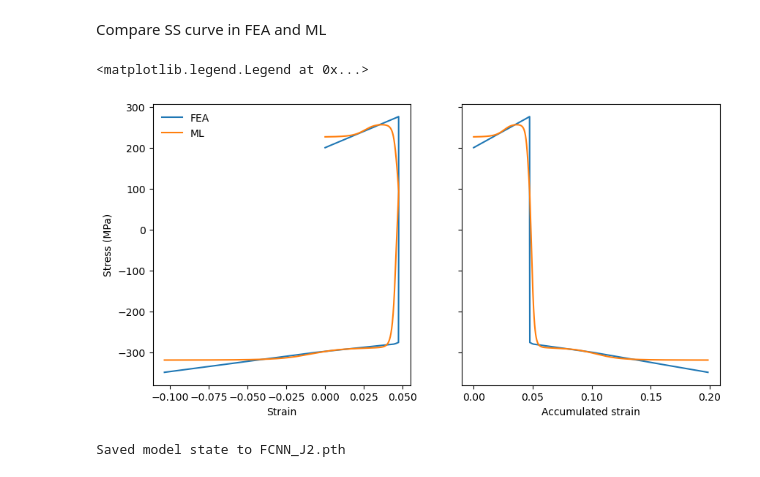
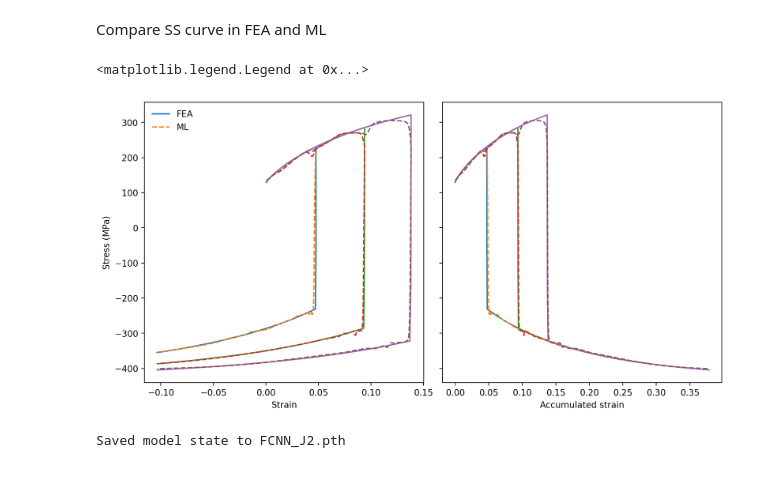
Before and after one commit to shipinqin/sci_ML_playground, a Jupyter notebook: RNN_elastoplasticity/RNN_elastoplasticity.ipynb, the cells around one changed output. Drawn from its saved outputs; the diff is of its cells as text; code cells hidden in the pictures.

Commit message:
Add two strain cases

```diff
--- a/RNN_elastoplasticity/RNN_elastoplasticity.ipynb
+++ b/RNN_elastoplasticity/RNN_elastoplasticity.ipynb
@@ -63,0 +51,27 @@ ax.legend()
+# %%
+import os
+import pandas as pd
+import numpy as np
+import matplotlib.pyplot as plt
+
+fig, ax = plt.subplots()
+data = {}
+strain_sum, strain, stress = np.array([]), np.array([]), np.array([])
+for eps in [0.05, 0.1, 0.15]:
+    data[eps] = get_ss_data(sheet=f'UT {eps}')
+
+    strain_sum_int, strain_int, stress_int = interpolate_ss_data(data[eps])
+
+    # ax.plot(strain, stress, label=f'Max strain {strain}')
+    data[eps].plot(x='strain_plastic', y='stress_true', ax=ax, label=f'Max strain {eps}')
+    ax.plot(strain_int, stress_int, label='Interpolated', color='r', linestyle='--')
+
+    strain_sum = np.concatenate((strain_sum, strain_sum_int))
+    strain = np.concatenate((strain, strain_int))
+    stress = np.concatenate((stress, stress_int))
+    print(strain_sum_int.shape, strain_int.shape, stress_int.shape)
+
+labels, handles = ax.get_legend_handles_labels()
+ax.legend(labels[::2], handles[::2], frameon=False)
+
+print(strain_sum.shape, strain.shape, stress.shape)
@@ -198,24 +221,28 @@ Compare SS curve in FEA and ML
 # %%
 model.eval()
 
 strain_eval = np.vstack((strain, strain_sum)).T
 X_eval = torch.tensor(strain_eval, dtype=torch.float32)
 with torch.no_grad():
     stress_ML = model(X_eval.to(device)).cpu().numpy()
 
+npt = 1000*2
 fig, axs = plt.subplots(ncols=2, figsize=(10, 5), sharey=True)
-axs[0].plot(strain, stress, label='FEA')
-axs[0].plot(strain, stress_ML, label='ML')
-axs[1].plot(strain_sum, stress, label='FEA')
-axs[1].plot(strain_sum, stress_ML, label='ML')
+for i in range(0, 6001, npt):
+    axs[0].plot(strain[i: i+npt], stress[i:i+npt], label='FEA', ls='-')
+    axs[0].plot(strain[i: i+npt], stress_ML[i:i+npt], label='ML', ls='--')
+    axs[1].plot(strain_sum[i:i+npt], stress[i:i+npt], label='FEA', ls='-')
+    axs[1].plot(strain_sum[i:i+npt], stress_ML[i:i+npt], label='ML', ls='--')
 
 axs[0].set_xlabel('Strain')
 axs[0].set_ylabel('Stress (MPa)')
 axs[1].set_xlabel('Accumulated strain')
-axs[0].legend(frameon=False)
+
+labels, handles = axs[0].get_legend_handles_labels()
+axs[0].legend(labels[:2], handles[:2], frameon=False)
 # %% [output]
 <matplotlib.legend.Legend at 0x...>
-[figure, old version]
+[figure, new version]
 # %%
 torch.save(model.state_dict(), 'FCNN_J2.pth')
 torch.save({
```
Also changed, not shown: parts of 6 cells of this notebook, 3 other files.
